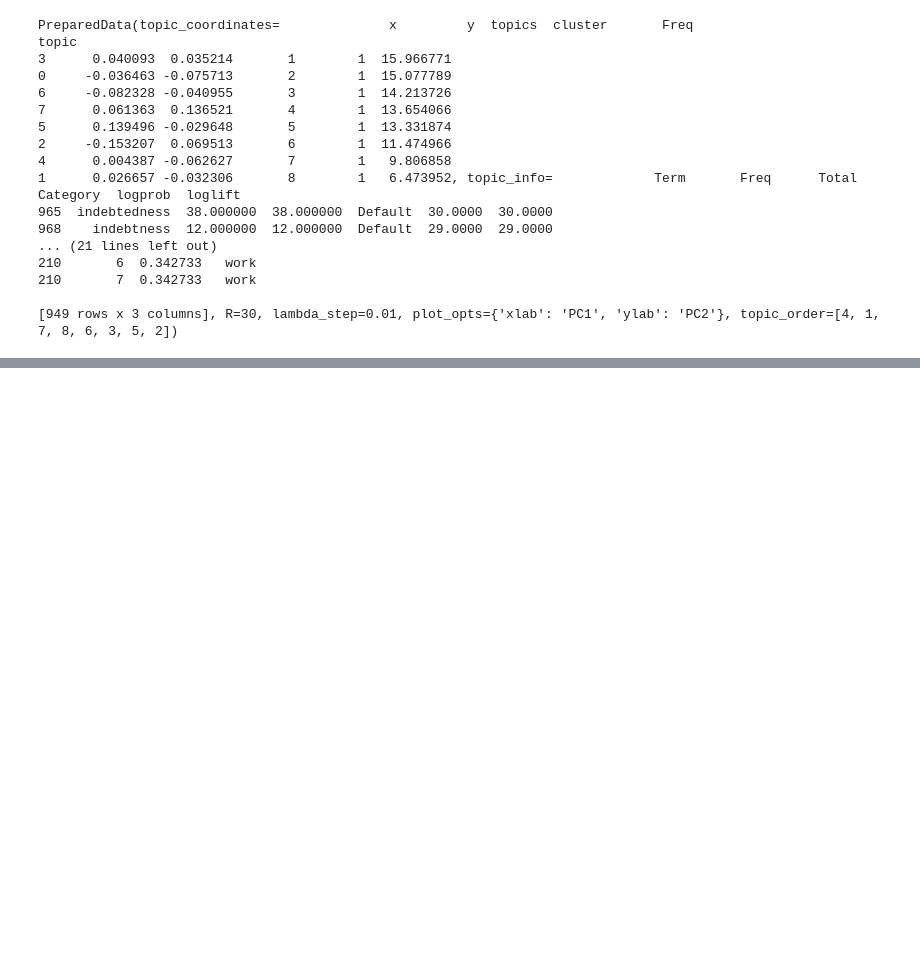
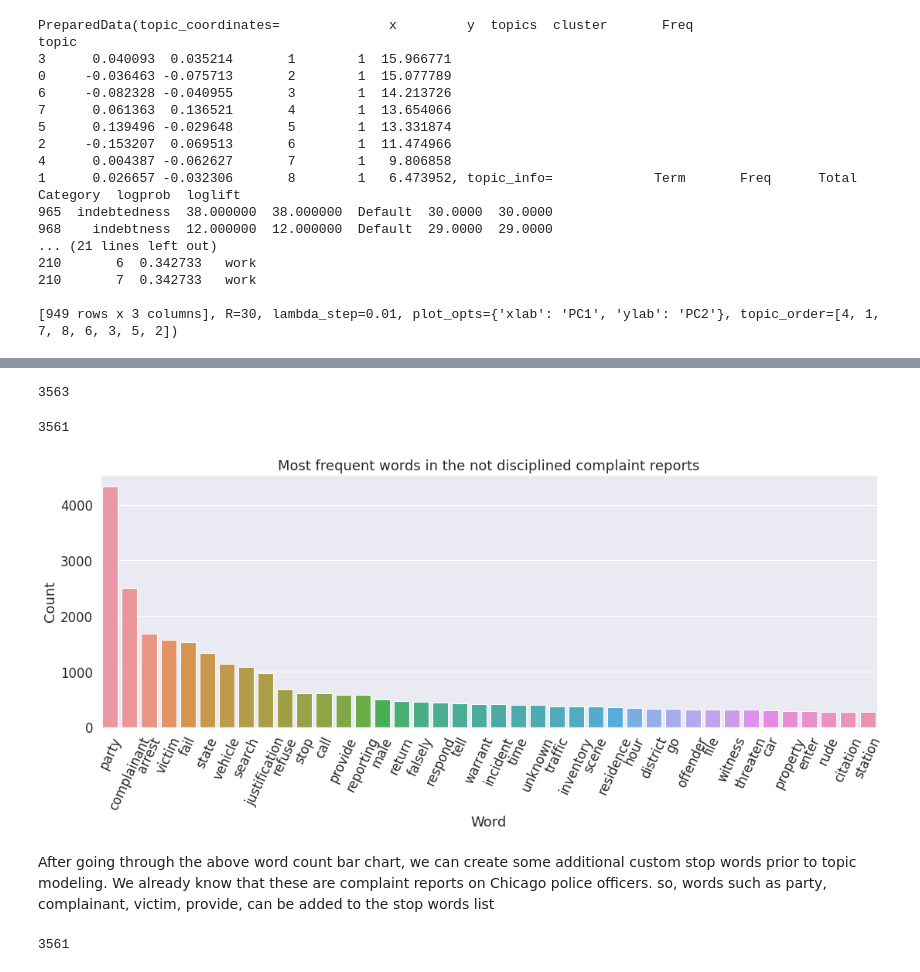
Before and after one commit to jacobkwat/The-Freedom-Donkeys, a Jupyter notebook: checkpoint-5/src/CP5.ipynb, the cells around one changed output, grey strips where cells are left out. Drawn from its saved outputs; the diff is of its cells as text; code cells hidden in the pictures; blank space fills up the shorter version.

```diff
--- a/checkpoint-5/src/CP5.ipynb
+++ b/checkpoint-5/src/CP5.ipynb
@@ -400,0 +534,2 @@ topic
+# %%
+content_to_filter2 = ["no affidavit", " confidential", "}=confidential", "unfounded"]
@@ -400,0 +538,3 @@ topic
+# %%
+df_not_disciplined_fil = df_not_disciplined_fil[~df_not_disciplined_fil['complaint_narrative'].str.lower().isin(content_to_filter2)]
+df_not_disciplined_fil.shape
@@ -400,0 +563,17 @@ topic
+# %%
+complaint_narrative_not_disciplined = df_not_disciplined_fil["complaint_narrative"].tolist()
+len(complaint_narrative_not_disciplined)
+# %% [output]
+3563
+# %%
+corpus_not_disciplined, words_dict_not_disciplined = create_complaint_corpus(complaint_narrative_not_disciplined, custom_stop_words)
+# %%
+len(corpus_not_disciplined)
+# %% [output]
+3561
+# %%
+plot_word_count_bar_chart(words_dict_not_disciplined, num_of_words=40, type_of_report='not disciplined')
+# %% [output]
+[figure, added]
+# %% [markdown]
+After going through the above word count bar chart, we can create some additional custom stop words prior to topic modeling. We already know that these are complaint reports on Chicago police officers. so, words such as party, complainant, victim, provide,  can be added to the stop words list
@@ -400,0 +584,4 @@ topic
+# %%
+len(corpus_not_disciplined)
+# %% [output]
+3561
```
Also changed, not shown: parts of 56 cells of this notebook.
